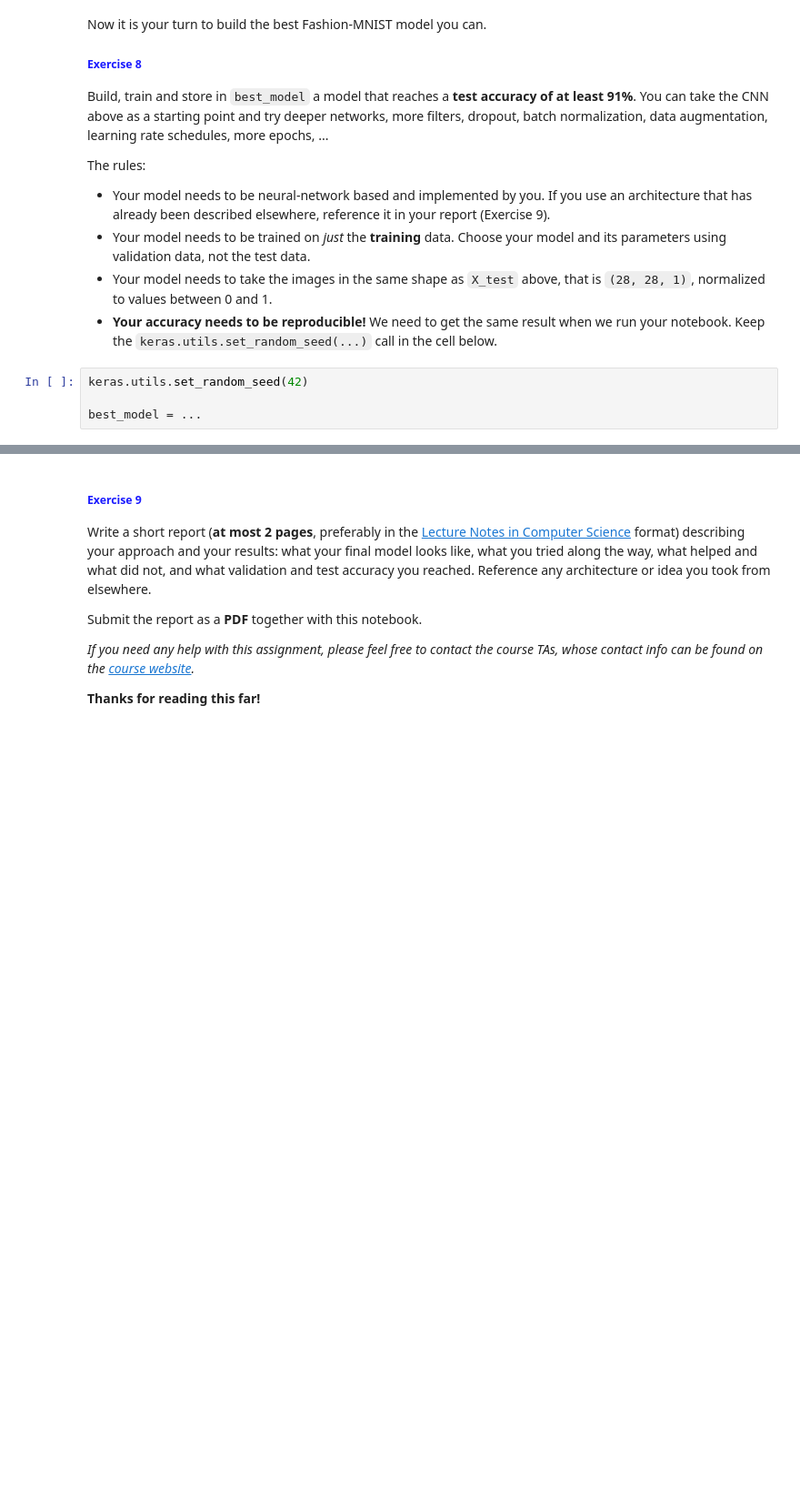
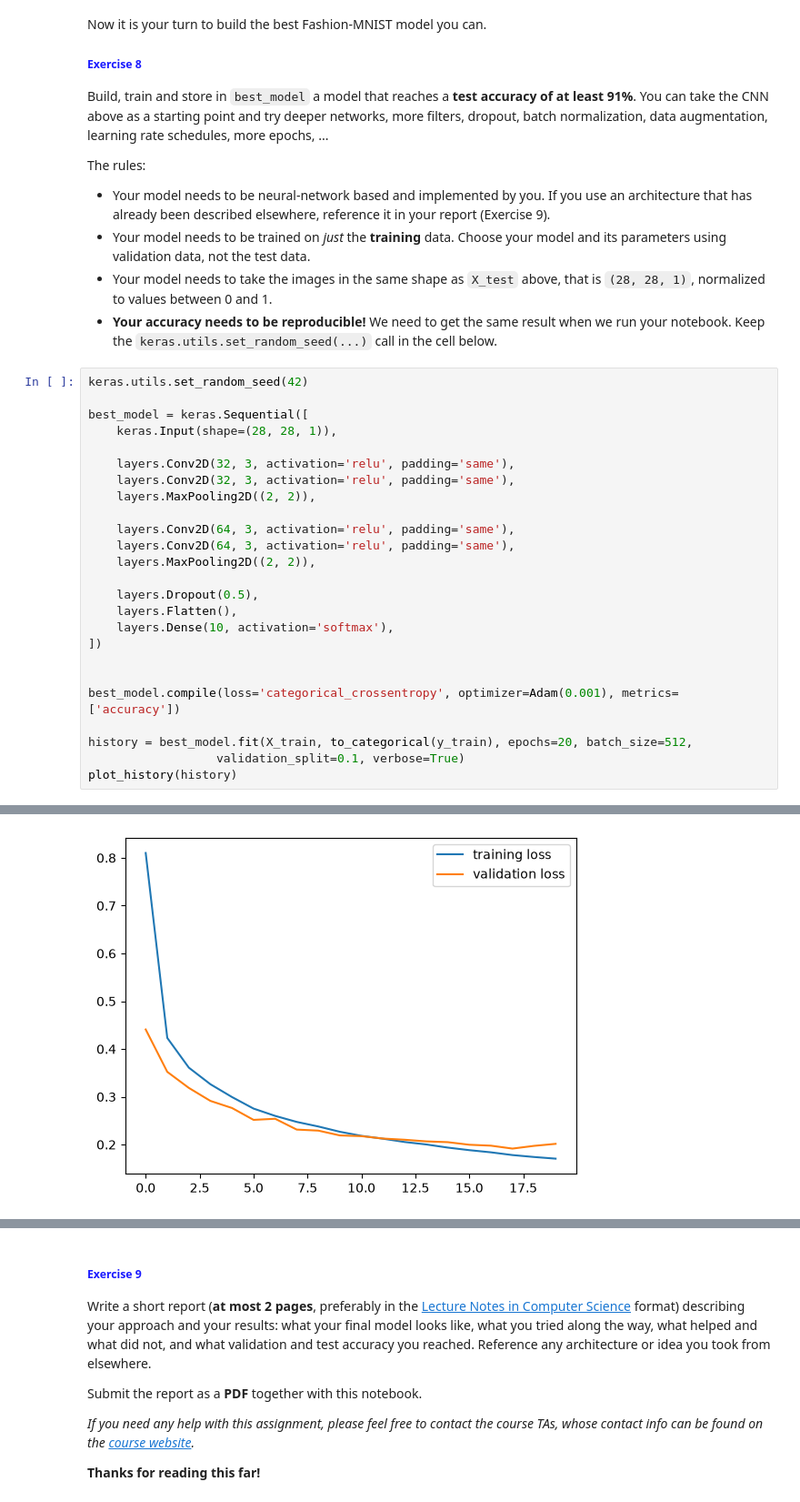
Before and after one commit to tibor-cernak/ml_exercises, a Jupyter notebook: assignment3/neural_networks.ipynb, the cells around one changed output, grey strips where cells are left out. Shown at 91% size. Drawn from its saved outputs; the diff is of its cells as text; blank space fills up the shorter version.

```diff
--- a/assignment3/neural_networks.ipynb
+++ b/assignment3/neural_networks.ipynb
@@ -392,7 +561,29 @@ The rules:
 * Your model needs to be trained on *just* the **training** data. Choose your model and its parameters using validation data, not the test data.
 * Your model needs to take the images in the same shape as `X_test` above, that is `(28, 28, 1)`, normalized to values between 0 and 1.
 * **Your accuracy needs to be reproducible!** We need to get the same result when we run your notebook. Keep the `keras.utils.set_random_seed(...)` call in the cell below.
-# %%
-keras.utils.set_random_seed(42)
-
-best_model = ...
+# %%
+keras.utils.set_random_seed(42)
+
+best_model = keras.Sequential([
+    keras.Input(shape=(28, 28, 1)),
+
+    layers.Conv2D(32, 3, activation='relu', padding='same'),
+    layers.Conv2D(32, 3, activation='relu', padding='same'),
+    layers.MaxPooling2D((2, 2)),
+
+    layers.Conv2D(64, 3, activation='relu', padding='same'),
+    layers.Conv2D(64, 3, activation='relu', padding='same'),
+    layers.MaxPooling2D((2, 2)),
+
+    layers.Dropout(0.5),
+    layers.Flatten(),
+    layers.Dense(10, activation='softmax'),
+])
+
+
+best_model.compile(loss='categorical_crossentropy', optimizer=Adam(0.001), metrics=['accuracy'])
+
+history = best_model.fit(X_train, to_categorical(y_train), epochs=20, batch_size=512,
+                  validation_split=0.1, verbose=True)
+plot_history(history)
+# %% [output]
@@ -398,0 +607 @@ best_model = ...
+[figure, added]
```
Also changed, not shown: parts of 31 cells of this notebook.
